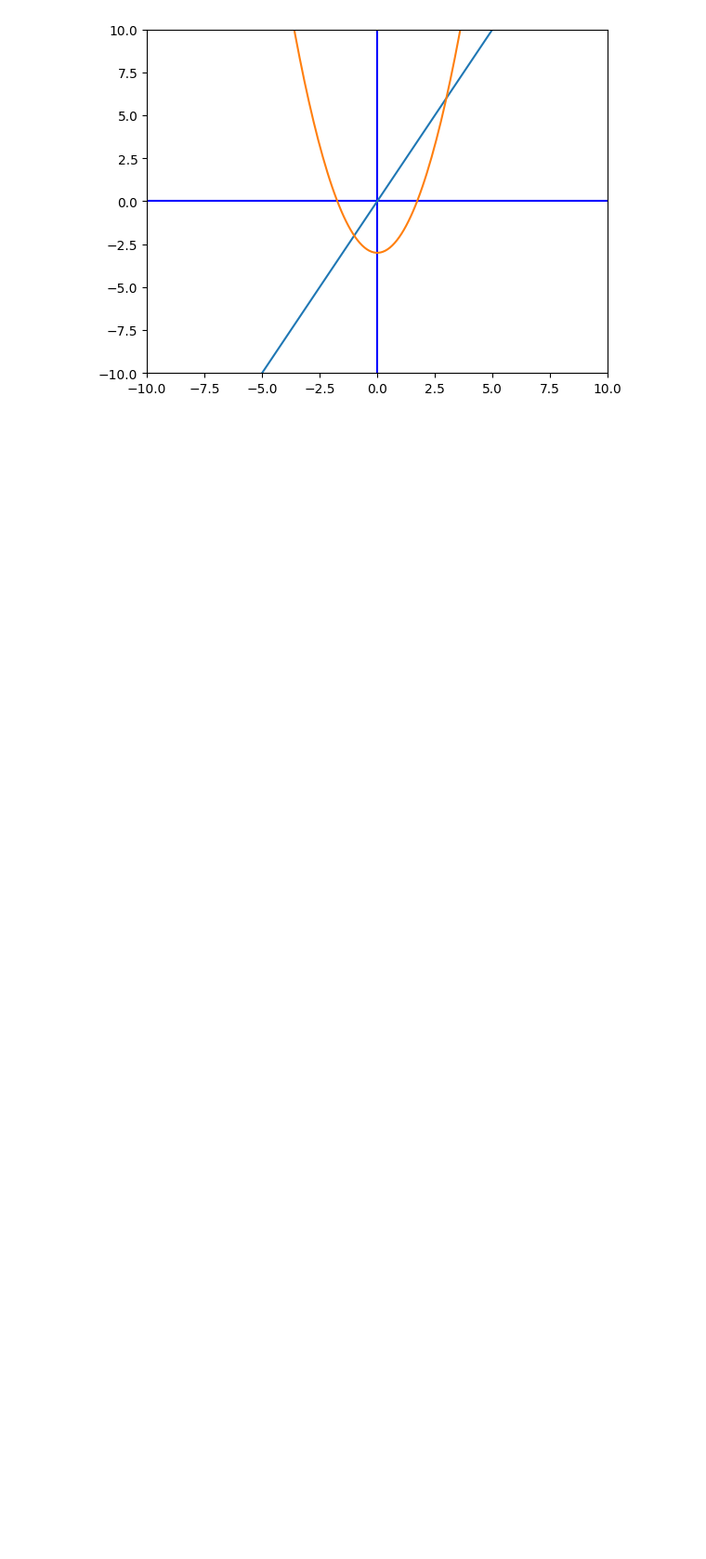
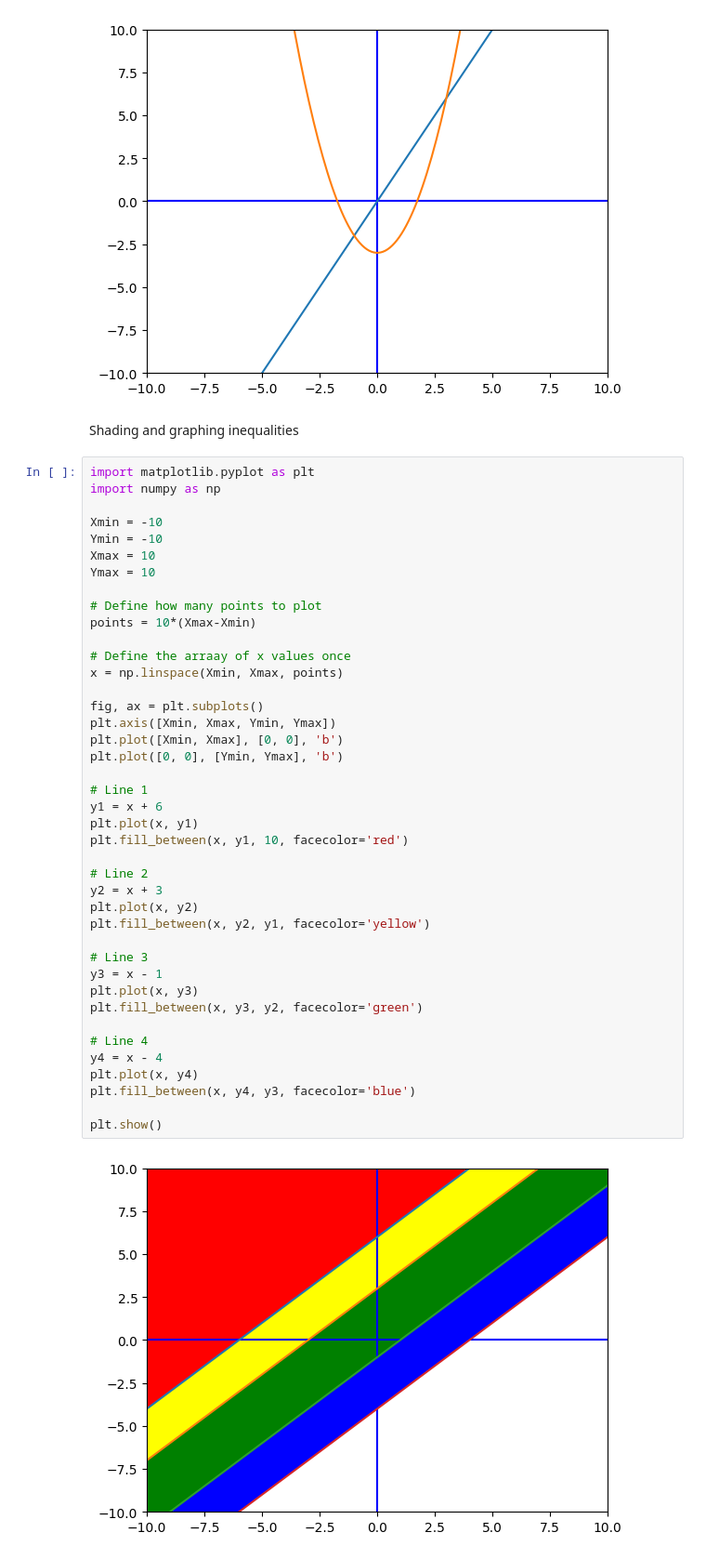
Before and after one commit to nayanishant/Algebra, a Jupyter notebook: graphing_system.ipynb, the cells around one changed output. Shown at 93% size. Cells and saved outputs as stored; diff of their text form; blank space fills up the shorter version.

```diff
--- a/graphing_system.ipynb
+++ b/graphing_system.ipynb
@@ -29,3 +29,48 @@ plt.plot(x, y2)
 plt.show()
 # %% [output]
 [figure]
+# %% [markdown]
+Shading and graphing inequalities
+# %%
+import matplotlib.pyplot as plt
+import numpy as np
+
+Xmin = -10
+Ymin = -10
+Xmax = 10
+Ymax = 10
+
+# Define how many points to plot
+points = 10*(Xmax-Xmin)
+
+# Define the arraay of x values once
+x = np.linspace(Xmin, Xmax, points)
+
+fig, ax = plt.subplots()
+plt.axis([Xmin, Xmax, Ymin, Ymax])
+plt.plot([Xmin, Xmax], [0, 0], 'b')
+plt.plot([0, 0], [Ymin, Ymax], 'b')
+
+# Line 1
+y1 = x + 6
+plt.plot(x, y1)
+plt.fill_between(x, y1, 10, facecolor='red')
+
+# Line 2
+y2 = x + 3
+plt.plot(x, y2)
+plt.fill_between(x, y2, y1, facecolor='yellow')
+
+# Line 3
+y3 = x - 1
+plt.plot(x, y3)
+plt.fill_between(x, y3, y2, facecolor='green')
+
+# Line 4
+y4 = x - 4
+plt.plot(x, y4)
+plt.fill_between(x, y4, y3, facecolor='blue')
+
+plt.show()
+# %% [output]
+[figure, added]
```
Also changed, not shown: parts of 3 cells of this notebook, 1 other file.
